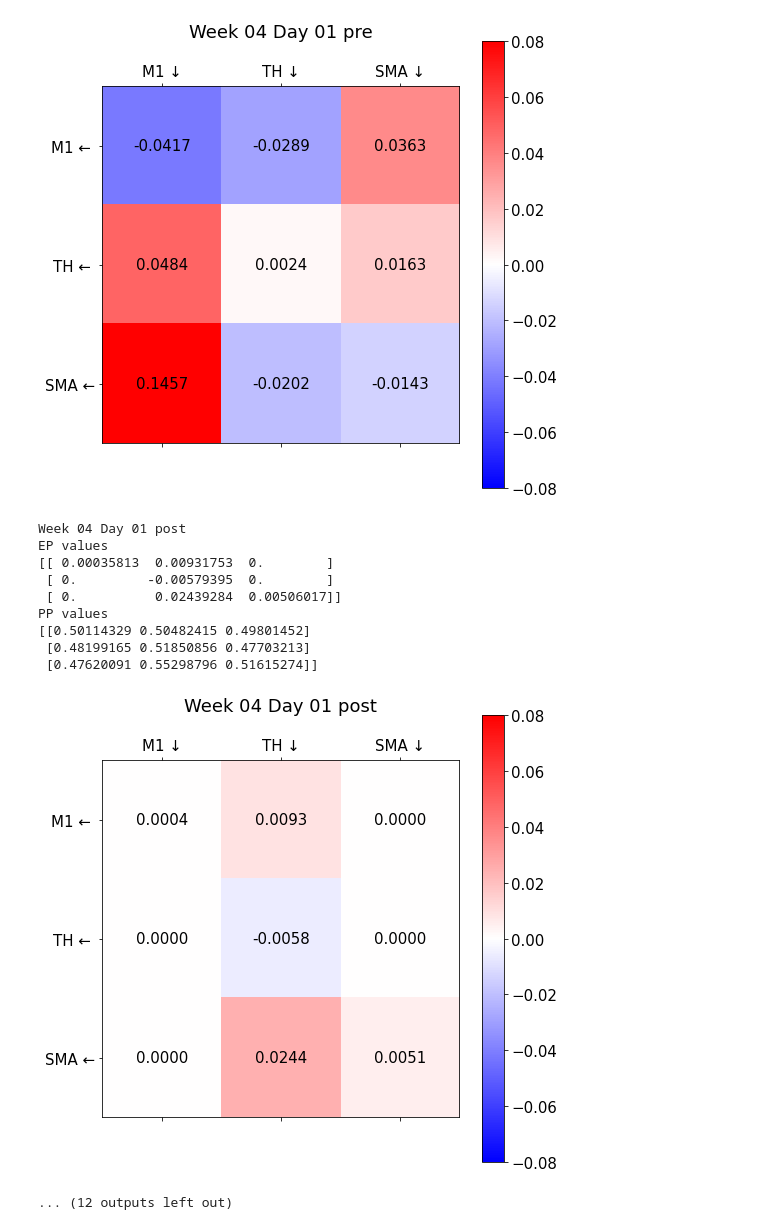
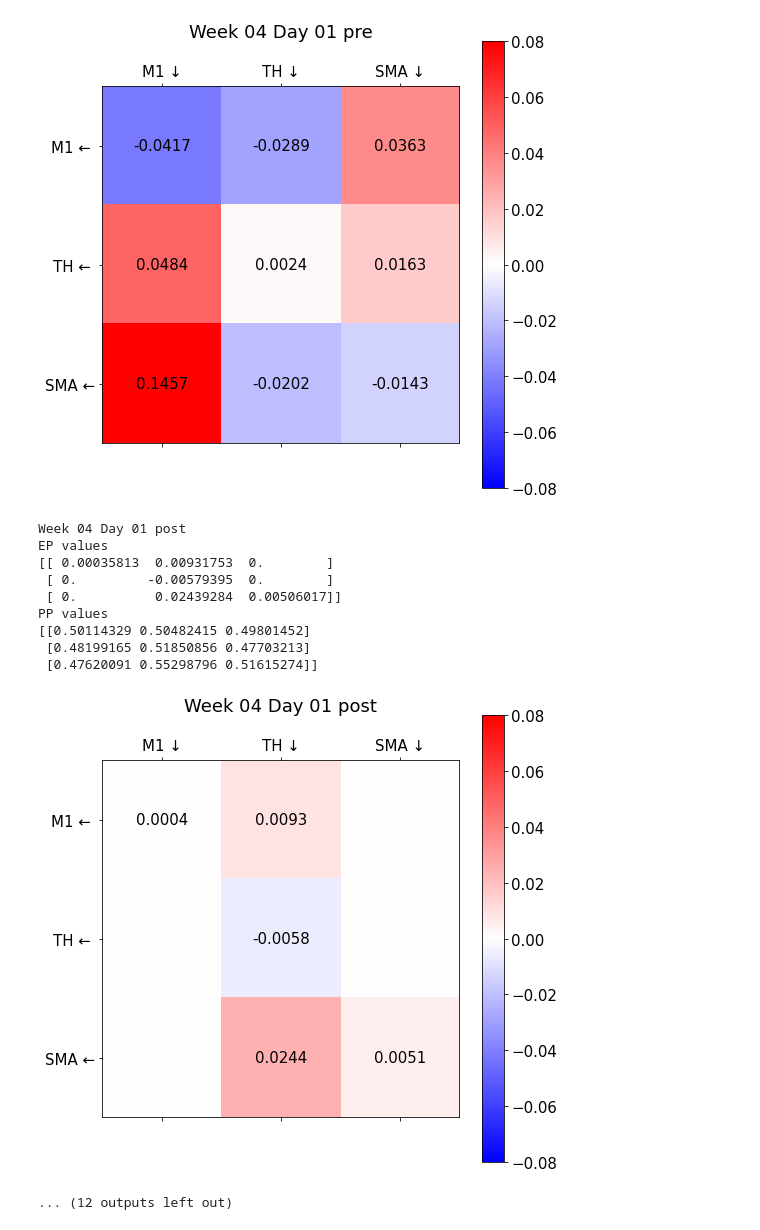
Before and after one commit to davide-aloi/raindrop_analyses_fmri_eeg, a Jupyter notebook: fmri/DCM/dcm_results_plot.ipynb, the cells around one changed output. Cells and saved outputs as stored; diff of their text form; code cells hidden in the pictures.

```diff
--- a/fmri/DCM/dcm_results_plot.ipynb
+++ b/fmri/DCM/dcm_results_plot.ipynb
@@ -62,7 +62,8 @@ for i in range(0, 12):
     c = plt.colorbar()
     plt.clim(-0.08, 0.08)
     for (i, j), z in np.ndenumerate(this_EP_values):
-        plt.text(j, i, '{:0.4f}'.format(z), ha='center', va='center')
+        if z != 0:
+            plt.text(j, i, '{:0.4f}'.format(z), ha='center', va='center')
     plt.xticks([0,1,2], labelsUp)
 
     plt.yticks([0,1,2], labelsLeft)
@@ -116,21 +117,21 @@ PP values
 Week 04 Day 01 pre
 EP values
 [[-0.04170223 -0.02893709  0.03628799]
  [ 0.04835563  0.00242013  0.01634373]
  [ 0.14574152 -0.02019568 -0.01428606]]
 PP values
 [[0.63119408 0.56735421 0.59070431]
  [0.630057   0.50773011 0.52727168]
  [0.87302872 0.53958721 0.54552486]]
 [figure]
 Week 04 Day 01 post
 EP values
 [[ 0.00035813  0.00931753  0.        ]
  [ 0.         -0.00579395  0.        ]
  [ 0.          0.02439284  0.00506017]]
 PP values
 [[0.50114329 0.50482415 0.49801452]
  [0.48199165 0.51850856 0.47703213]
  [0.47620091 0.55298796 0.51615274]]
-[figure, old version]
+[figure, new version]
 ... (12 outputs left out)
```
Also changed, not shown: parts of 1 cell of this notebook.
